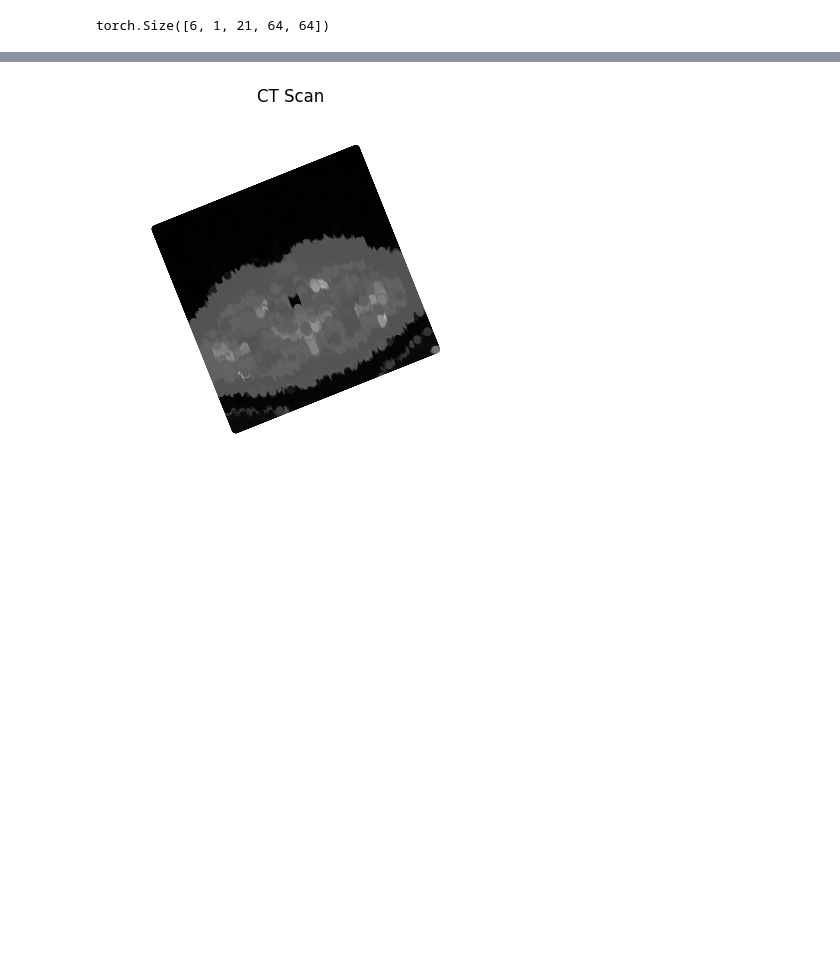
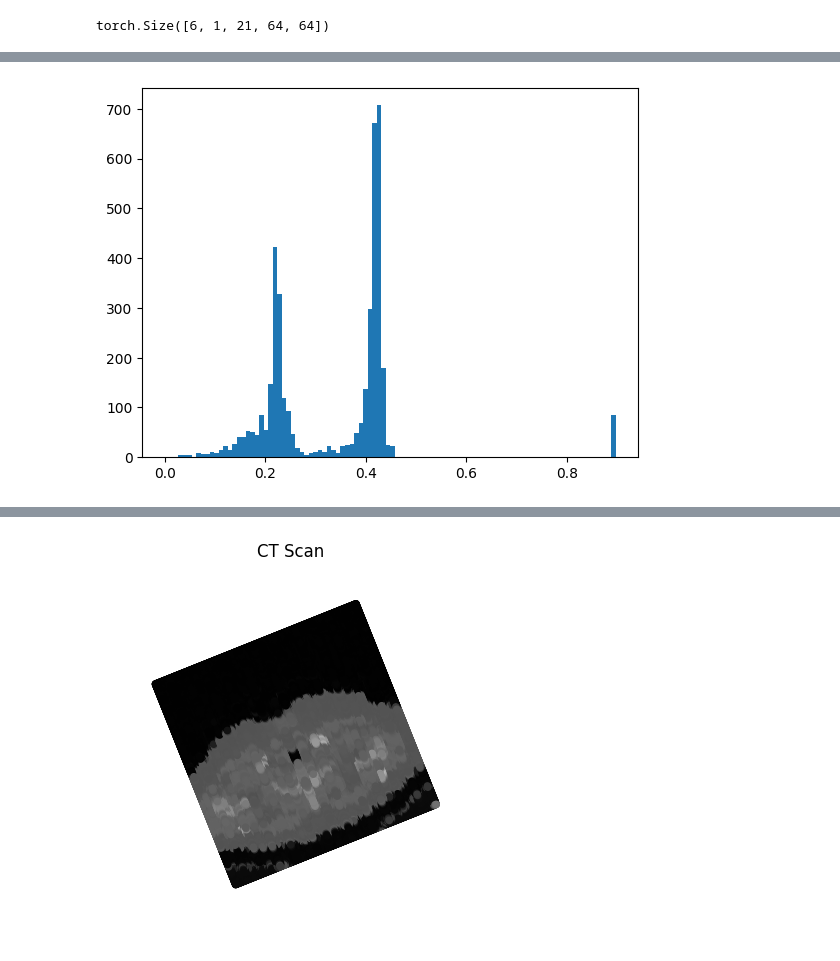
Before and after one commit to AliAfs/SiT_3D, a Jupyter notebook: test_general.ipynb, the cells around one changed output, grey strips where cells are left out. Saved outputs shown, nothing was run; the diff lists cells and outputs as text; code cells hidden in the pictures; blank space fills up the shorter version.

```diff
--- a/test_general.ipynb
+++ b/test_general.ipynb
@@ -114,0 +122,5 @@ data_list[0].shape
+# %%
+plt.hist(mirror_tensor.flatten(), bins=100)
+plt.show()
+# %% [output]
+[figure, added]
```
Also changed, not shown: parts of 20 cells of this notebook, 2 other files.
